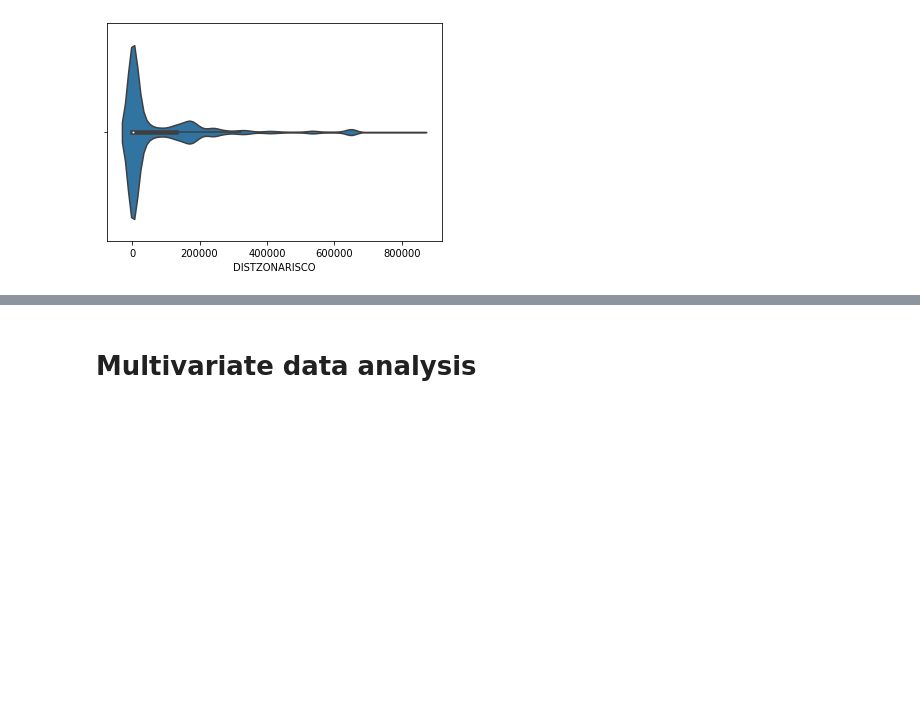
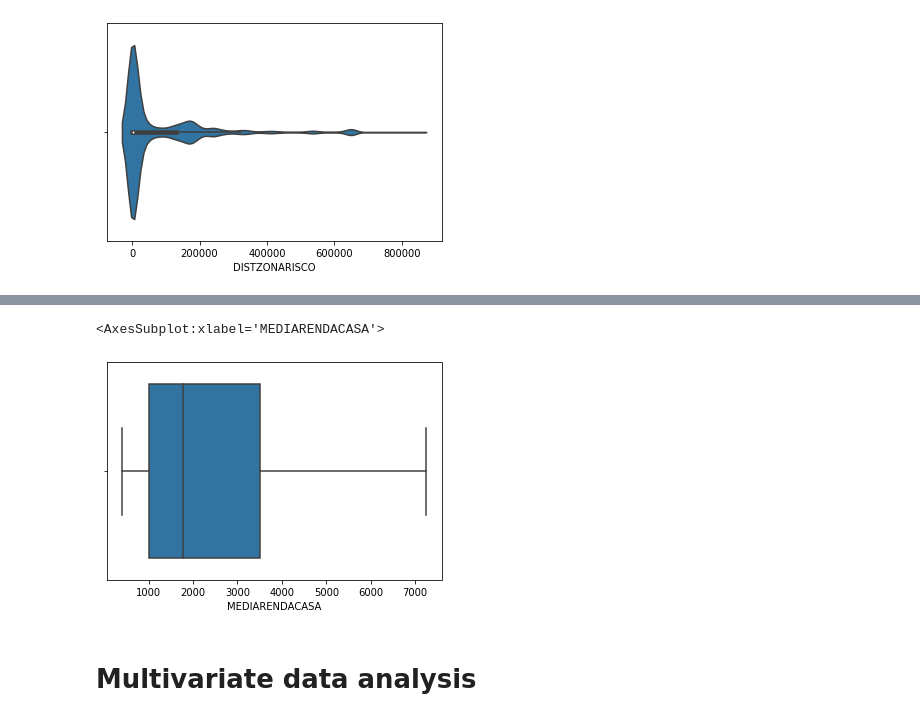
Before and after one commit to ednakatani/Data-Science, a Jupyter notebook: DS_project.ipynb, the cells around one changed output, grey strips where cells are left out. Cells and saved outputs as stored; diff of their text form; code cells hidden in the pictures; blank space fills up the shorter version.

```diff
--- a/DS_project.ipynb
+++ b/DS_project.ipynb
@@ -208,3 +242,8 @@ sns.violinplot(data=df_train, x='DISTZONARISCO')
+# %%
+sns.boxplot(x = df_train["MEDIARENDACASA"], showfliers=False)
+# %% [output]
+<AxesSubplot:xlabel='MEDIARENDACASA'>
+[figure, added]
 # %%
 # if you realize you need to further clean your data here, there is no problem,
 # yet, make sure you are describing the entire process and the rationale
```
Also changed, not shown: parts of 7 cells of this notebook.
